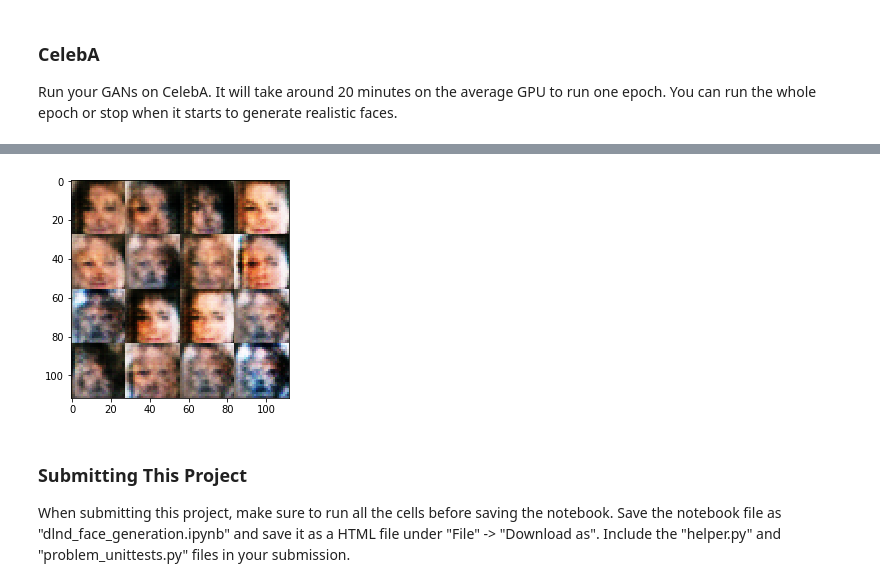
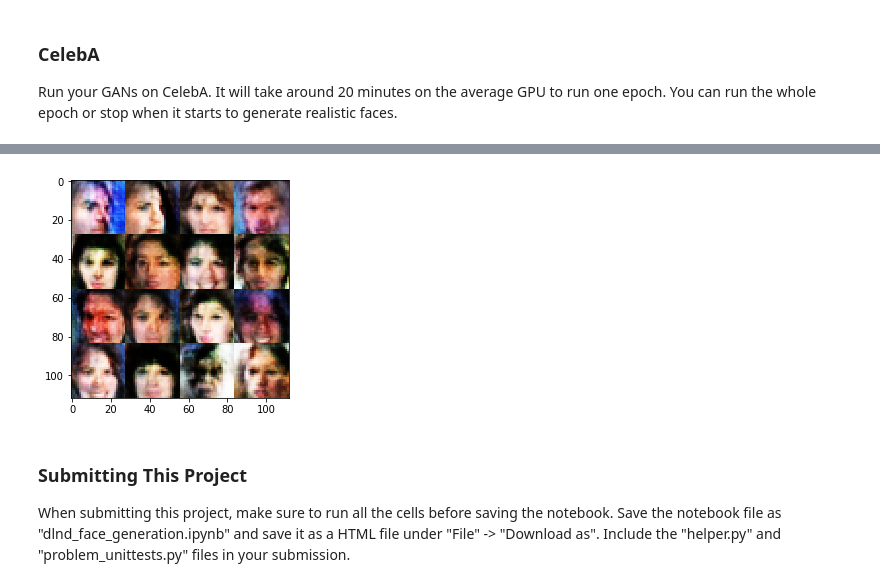
Before and after one commit to prakharbahuguna/deep-learning, a Jupyter notebook: face_generation/dlnd_face_generation.ipynb, the cells around one changed output, grey strips where cells are left out. Saved outputs shown, nothing was run; the diff lists cells and outputs as text; code cells hidden in the pictures.

```diff
--- a/face_generation/dlnd_face_generation.ipynb
+++ b/face_generation/dlnd_face_generation.ipynb
@@ -405,11 +405,11 @@ Final:       Discriminator Loss: 0.4464... Generator Loss: 3.0146
 Run your GANs on CelebA.  It will take around 20 minutes on the average GPU to run one epoch.  You can run the whole epoch or stop when it starts to generate realistic faces.
 # %%
 batch_size = 64
-z_dim = 512
+z_dim = 256
 learning_rate = 0.0005
-alpha = 0.2
-beta1 = 0.75
-dropout_rate = 0.5
+alpha = 0.1
+beta1 = 0.3
+dropout_rate = 0.2
 
 
 """
@@ -442,4 +442,4 @@ Final:       Discriminator Loss: 1.1597... Generator Loss: 1.2998
-[figure, old version]
+[figure, new version]
 # %% [markdown]
 ### Submitting This Project
 When submitting this project, make sure to run all the cells before saving the notebook. Save the notebook file as "dlnd_face_generation.ipynb" and save it as a HTML file under "File" -> "Download as". Include the "helper.py" and "problem_unittests.py" files in your submission.
```
Also changed, not shown: parts of 2 cells of this notebook, 1 other file.
